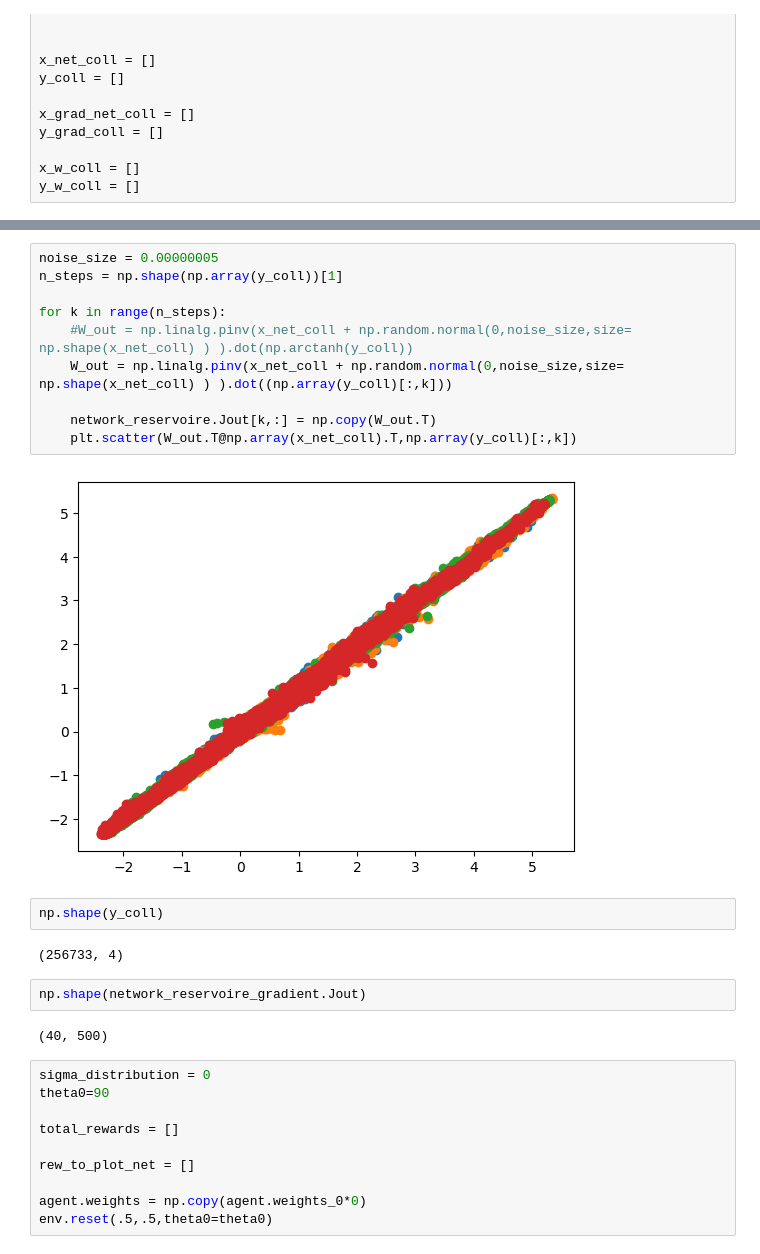
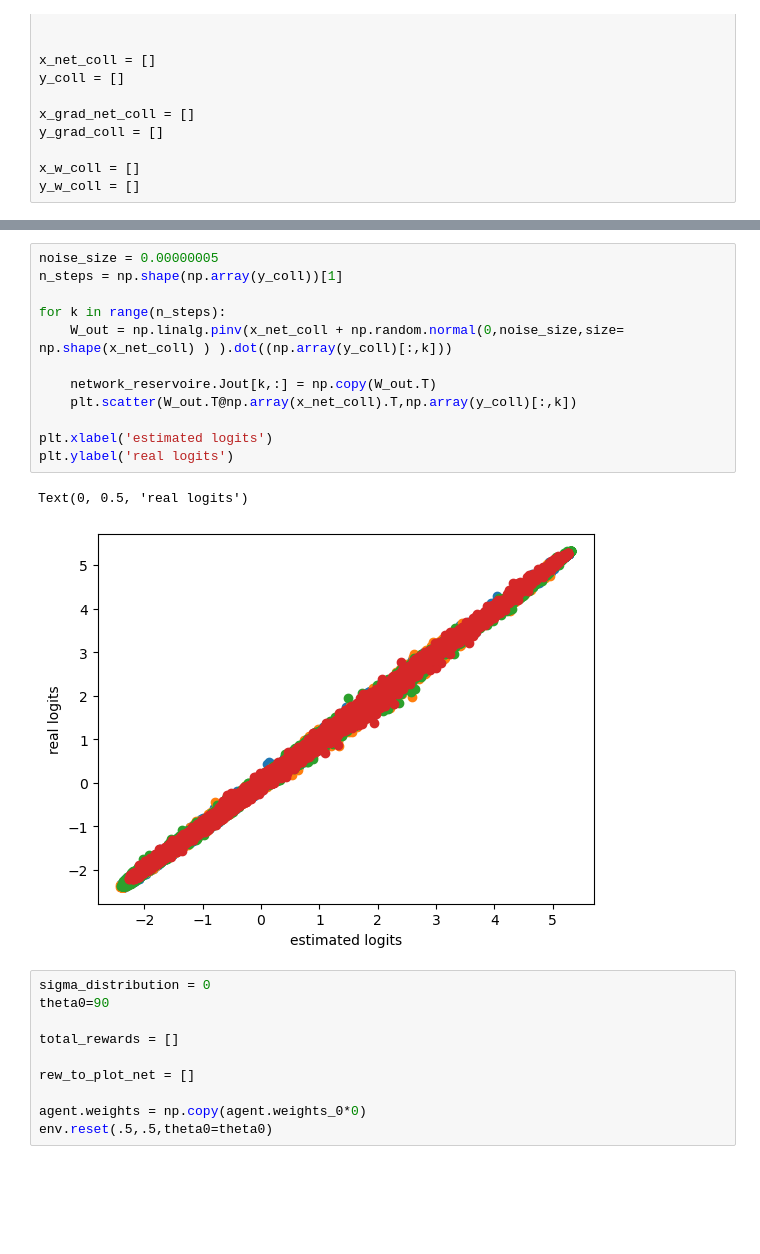
Before and after one commit to cristianocapone/ABSS, a Jupyter notebook: Fig4/Fig4.ipynb, the cells around one changed output, grey strips where cells are left out. Cells and saved outputs as stored; diff of their text form; blank space fills up the shorter version.

```diff
--- a/Fig4/Fig4.ipynb
+++ b/Fig4/Fig4.ipynb
@@ -477,23 +447,18 @@ for k in range(n_steps):
 # %%
 noise_size = 0.00000005
 n_steps = np.shape(np.array(y_coll))[1]
 
 for k in range(n_steps):
-    #W_out = np.linalg.pinv(x_net_coll + np.random.normal(0,noise_size,size= np.shape(x_net_coll) ) ).dot(np.arctanh(y_coll))
     W_out = np.linalg.pinv(x_net_coll + np.random.normal(0,noise_size,size= np.shape(x_net_coll) ) ).dot((np.array(y_coll)[:,k]))
 
     network_reservoire.Jout[k,:] = np.copy(W_out.T)
     plt.scatter(W_out.T@np.array(x_net_coll).T,np.array(y_coll)[:,k])
+
+plt.xlabel('estimated logits')
+plt.ylabel('real logits')
 # %% [output]
+Text(0, 0.5, 'real logits')
-[figure, old version]
+[figure, new version]
-# %%
-np.shape(y_coll)
-# %% [output]
-(256733, 4)
-# %%
-np.shape(network_reservoire_gradient.Jout)
-# %% [output]
-(40, 500)
 # %%
 sigma_distribution = 0
 theta0=90
```
Also changed, not shown: parts of 19 cells of this notebook.
